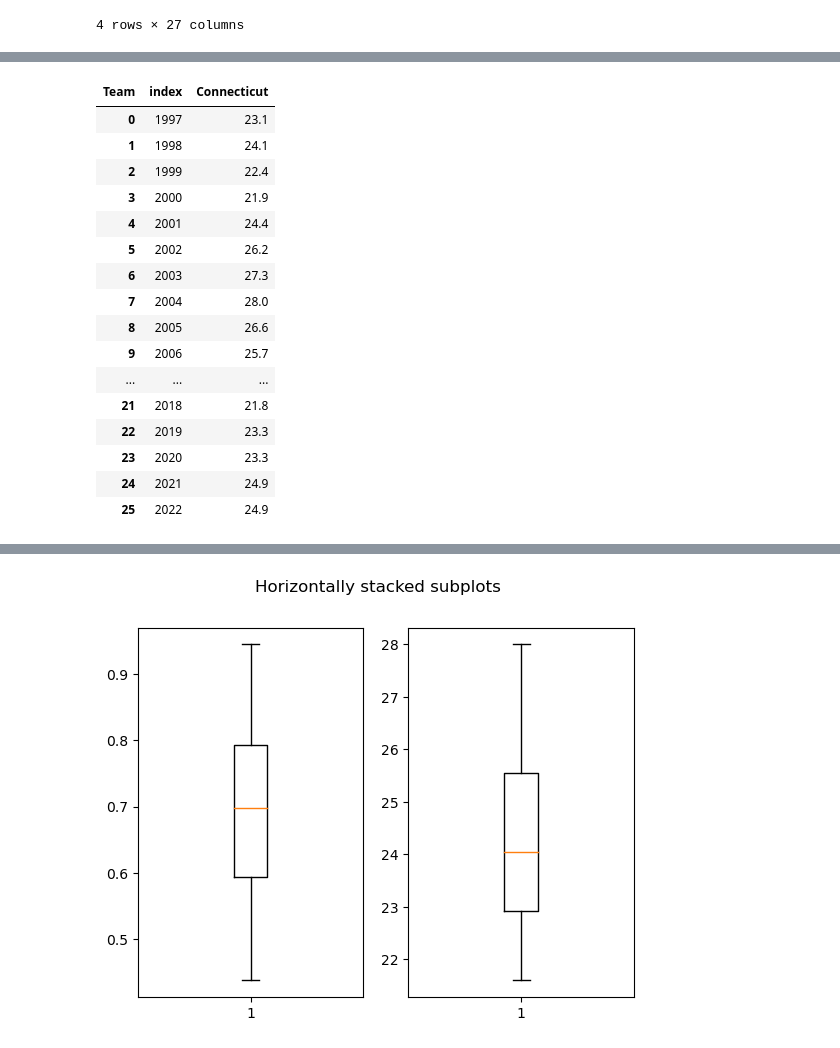
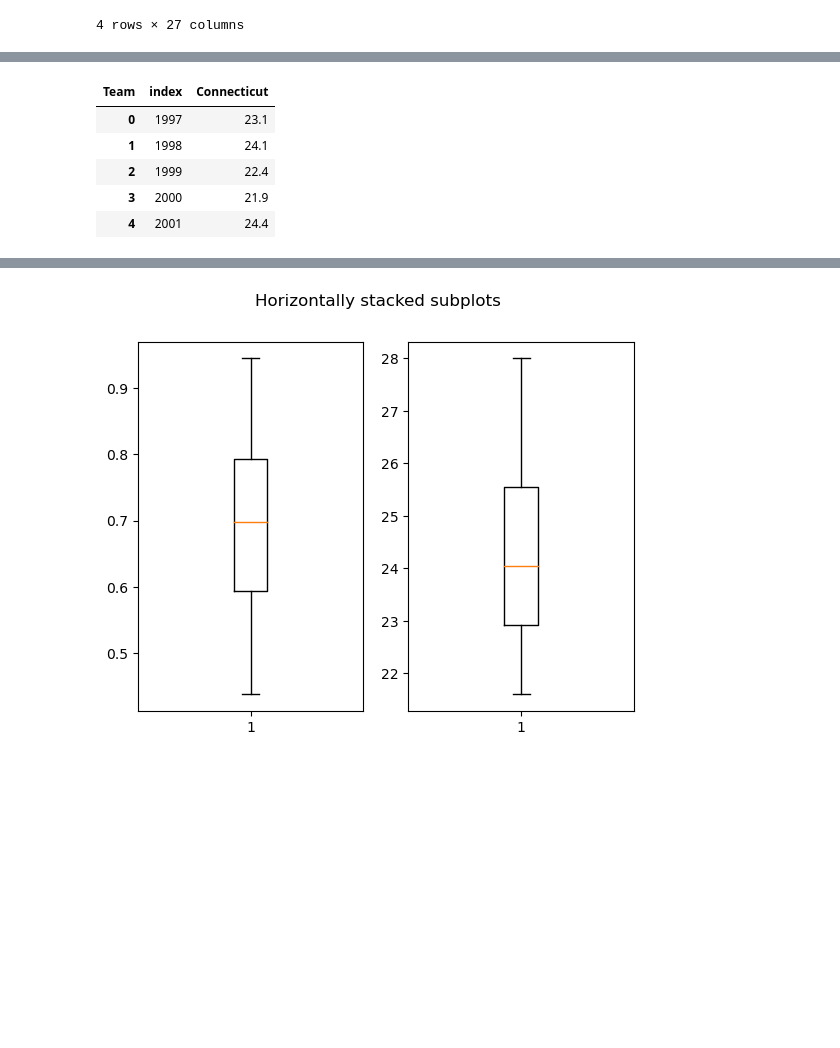
Before and after one commit to StanJohn04/NCAA_basketball_analysis, a Jupyter notebook: analysis/analysis.ipynb, the cells around one changed output, grey strips where cells are left out. Cells and saved outputs as stored; diff of their text form; code cells hidden in the pictures; blank space fills up the shorter version.

```diff
--- a/analysis/analysis.ipynb
+++ b/analysis/analysis.ipynb
@@ -318,23 +302,12 @@ conn_win_pct
 # %%
 conn_def_rebounds = def_rebounds[def_rebounds['Team'] == 'Connecticut']
-conn_def_rebounds = conn_def_rebounds.set_index('Team').T.sort_index().reset_index()
-conn_def_rebounds
+conn_def_rebounds = conn_def_rebounds.set_index('Team').T.reset_index()
+conn_def_rebounds.head()
 # %% [output]
 | Team | index | Connecticut |
 | 0 | 1997 | 23.1 |
 | 1 | 1998 | 24.1 |
 | 2 | 1999 | 22.4 |
 | 3 | 2000 | 21.9 |
 | 4 | 2001 | 24.4 |
-| 5 | 2002 | 26.2 |
-| 6 | 2003 | 27.3 |
-| 7 | 2004 | 28.0 |
-| 8 | 2005 | 26.6 |
-| 9 | 2006 | 25.7 |
-| ... | ... | ... |
-| 21 | 2018 | 21.8 |
-| 22 | 2019 | 23.3 |
-| 23 | 2020 | 23.3 |
-| 24 | 2021 | 24.9 |
-| 25 | 2022 | 24.9 |
 # %%
```
Also changed, not shown: parts of 29 cells of this notebook, 1 other file.
